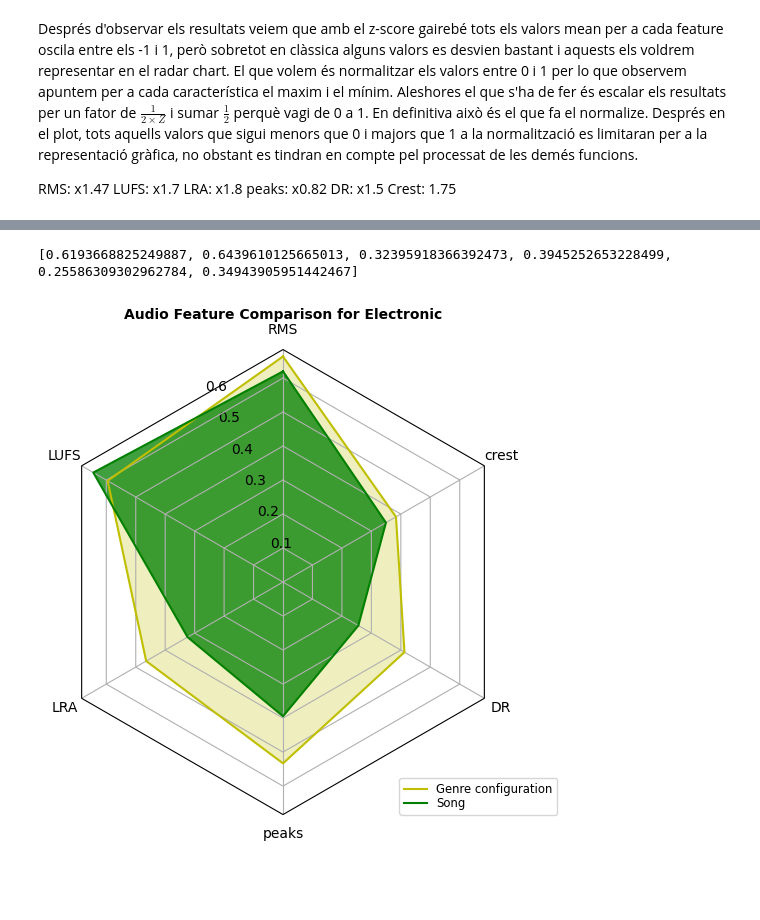
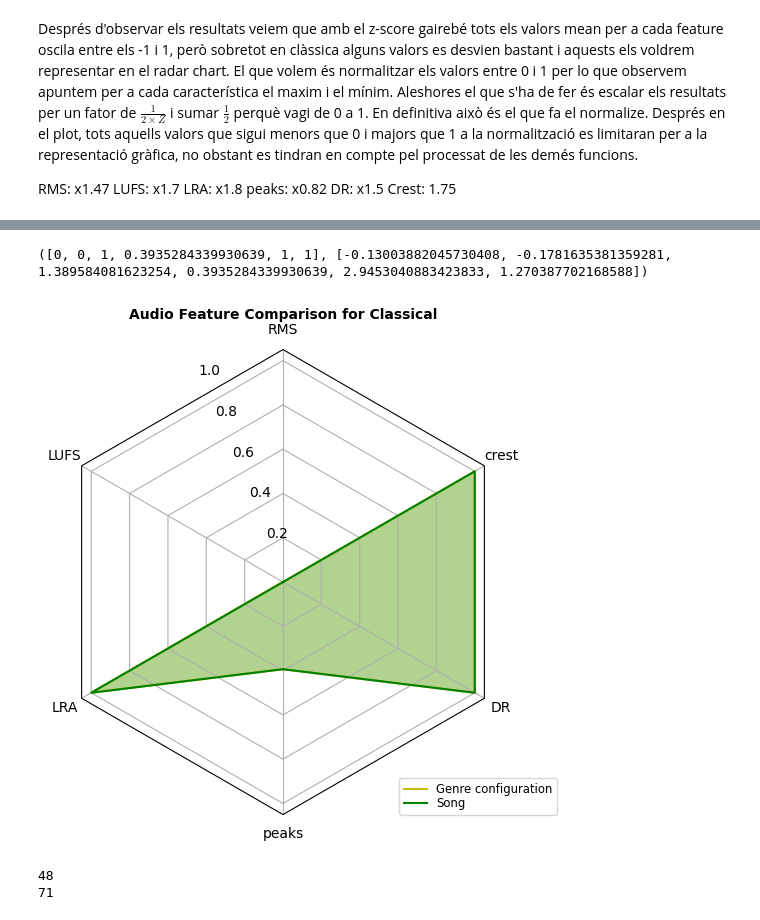
Before and after one commit to rogerpurgimon/TFG, a Jupyter notebook: Software prototype.ipynb, the cells around one changed output, grey strips where cells are left out. Cells and saved outputs as stored; diff of their text form; code cells hidden in the pictures; blank space fills up the shorter version.

```diff
--- a/Software prototype.ipynb
+++ b/Software prototype.ipynb
@@ -411,7 +420,8 @@ def plot_triangle(h_rate, w_rate):
     plt.title('MID-SIDE')
     plt.show()
 # %%
-num_song = 333
+num_song = 13
+#Proves: 404 malament, 405, 410, 414
 # %%
 path = '../master-dynamics/audio/'
 file_name = '{}{}.mp3'.format(path,num_song)
@@ -437,8 +463,17 @@ def norm_song(genre,presets,feat,data):
         rg.append(norm1)
     return g, rg
 # %%
-def song_features(audio,stereo,genre,presets,data):
+def song_features(audio,stereo,presets,data):
+    """
+    Call the extractors and return the normalized levels of the song
 
+    Parameters
+    -----------
+    audio: 1D real float array
+        Raw audio data in mono
+    stereo: 2 real float 1D arrays
+         Raw audio data in stereo (left and right channels)
+    """
     RMS_v = rms_(audio)
     LUFS_v = LUFS_LRA_(stereo)[2]
     LRA_v = LUFS_LRA_(stereo)[3]
@@ -446,6 +481,6 @@ def song_features(audio,stereo,genre,presets,data):
     CREST_v = crest_(audio)
     DR_v = DR_(audio)
 
-    g = norm_song(genre, presets, {'RMS':RMS_v,'LUFS':LUFS_v,'LRA':LRA_v,'N peaks':PEAKS_v,
+    g = norm_song(presets, {'RMS':RMS_v,'LUFS':LUFS_v,'LRA':LRA_v,'N peaks':PEAKS_v,
                                'DR':DR_v,'Crest':CREST_v},data)
     return [g, [RMS_v, LUFS_v, LRA_v, PEAKS_v, DR_v, CREST_v]]
@@ -467,11 +508,28 @@ def fit(song_data, presets, genre):
         else:
             continue
     return 'green'
+# %%
+def fit2(song_norm_data, rradar_data, genre):
+    feature_indices = {'RMS': 0, 'LUFS': 1, 'LRA': 2, 'N peaks': 3, 'DR': 4, 'Crest': 5}
+    feature_weight = {'RMS': 0.05, 'LUFS': 0.4, 'LRA': 0.4, 'N peaks': 0.05,
+                      'DR': 0.05, 'Crest': 0.05}
+
+    error = 0
+    for gen in rradar_data:
+        if gen[0]==genre:
+            for key in feature_indices:
+                g = gen[1][0][feature_indices[key]]
+                distance = abs(song_norm_data[feature_indices[key]]-g)
+                error += distance * feature_weight[key]
+            break
+    if error < 0.6: return ['green',error]
+    else: return ['red',error]
 # %%
-song_norm_data,song_data  = song_features(audio,stereo,genre,presets,data)
+song_norm_data,song_data  = song_features(audio,stereo,presets,data)
 # %%
+print(song_norm_data)
 # %% [output]
-[0.6193668825249887, 0.6439610125665013, 0.32395918366392473, 0.3945252653228499, 0.25586309302962784, 0.34943905951442467]
+([0, 0, 1, 0.3935284339930639, 1, 1], [-0.13003882045730408, -0.1781635381359281, 1.389584081623254, 0.3935284339930639, 2.9453040883423833, 1.270387702168588])
 # %%
 if __name__ == '__main__':
 
@@ -482,34 +540,34 @@ if __name__ == '__main__':
         if genre_info[0] == genre_name:
         # found the matching genre, print its information
             break
 
     genre, data_conf = genre_info
     song, data_song = ('song', [song_norm_data[0]])
 
     fig, ax = plt.subplots(figsize=(6, 6), subplot_kw=dict(projection='radar'))
     fig.subplots_adjust(wspace=0.5, top=0.85, bottom=0.05)
 
-    c = fit(song_data, presets,genre)
-
+    #c = fit(song_data, presets,genre)
+    c = fit2(song_norm_data[1],rradar_data, genre)[0]
      # add legend relative to top-left plot
     labels = ('RMS', 'LUFS', 'LRA', 'peaks', 'DR', 'crest')
     legend = axs[0, 0].legend(labels, loc=(0.9, .95),
                               labelspacing=0.1, fontsize='small')
 
     # Plot the audio feature data on the axis
     #ax.set_rgrids([0.2, 0.4, 0.6, 0.8])
     ax.set_title(f'Audio Feature Comparison for {genre.capitalize()}', weight='bold', size='medium', position=(0.5, 1.1),
                  horizontalalignment='center', verticalalignment='center')
     ax.plot(theta, data_conf[0], color='y')
     ax.fill(theta, data_conf[0], facecolor='y', alpha=0.25,label='_nolegend_')
     ax.plot(theta, data_song[0], color=c)
-    ax.fill(theta, data_song[0], facecolor=c, alpha=0.75,label='_nolegend_')
+    ax.fill(theta, data_song[0], facecolor=c, alpha=0.25,label='_nolegend_')
     ax.set_varlabels(radar_data[0])
 
         # add legend relative to top-left plot
     labels = ('Genre configuration','Song')
     ax.legend(labels, loc=(.75, 0),labelspacing=0.1, fontsize='small')
 
     plt.show()
 # %% [output]
-[figure, old version]
+[figure, new version]
@@ -515,0 +601,12 @@ if __name__ == '__main__':
+# %%
+for n_song in range(700):
+    error_songs = []
+    try:
+        e = all_(n_song)
+        if e > 0.6:
+            print(n_song)
+    except:
+        continue
+# %% [output]
+48
+71
```
Also changed, not shown: parts of 14 cells of this notebook.
